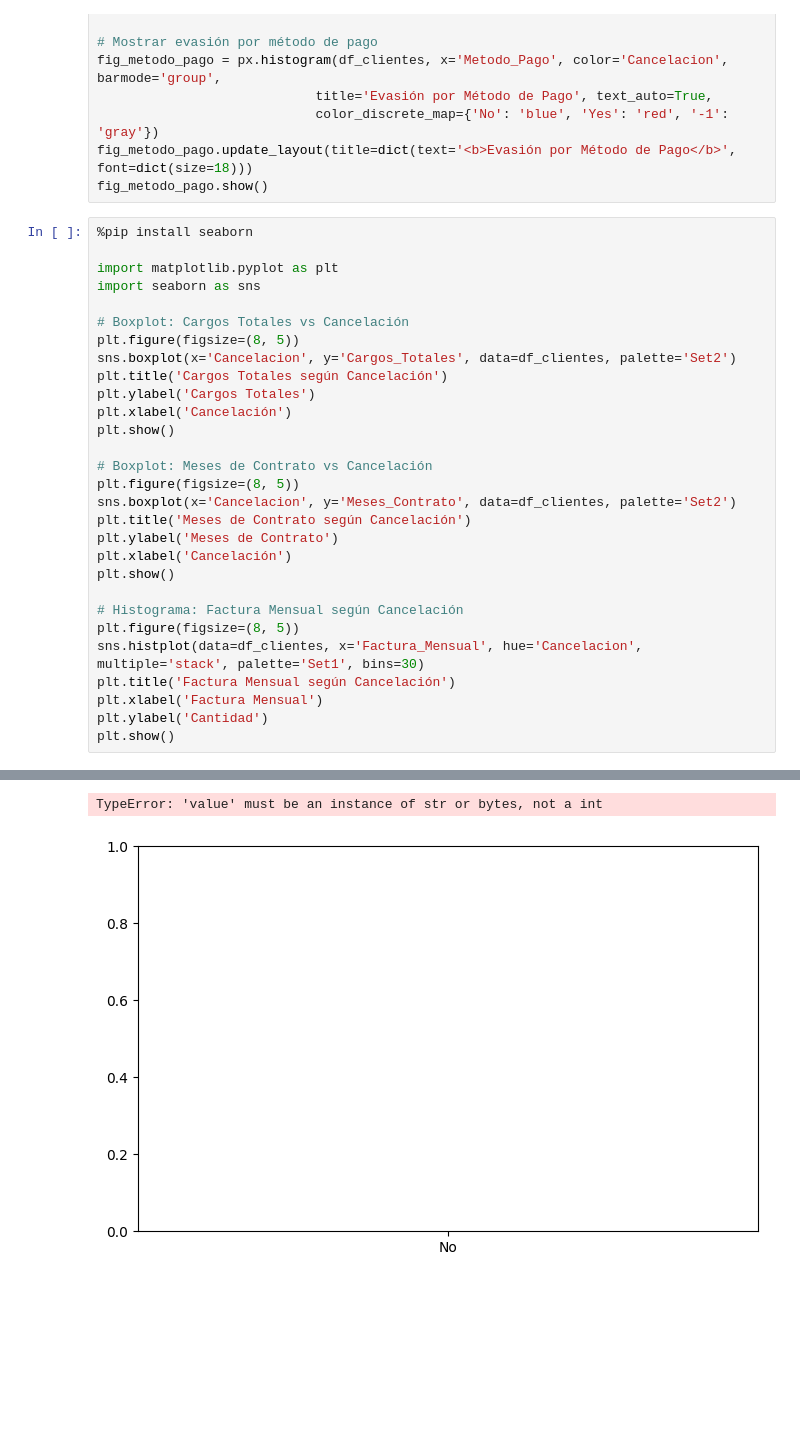
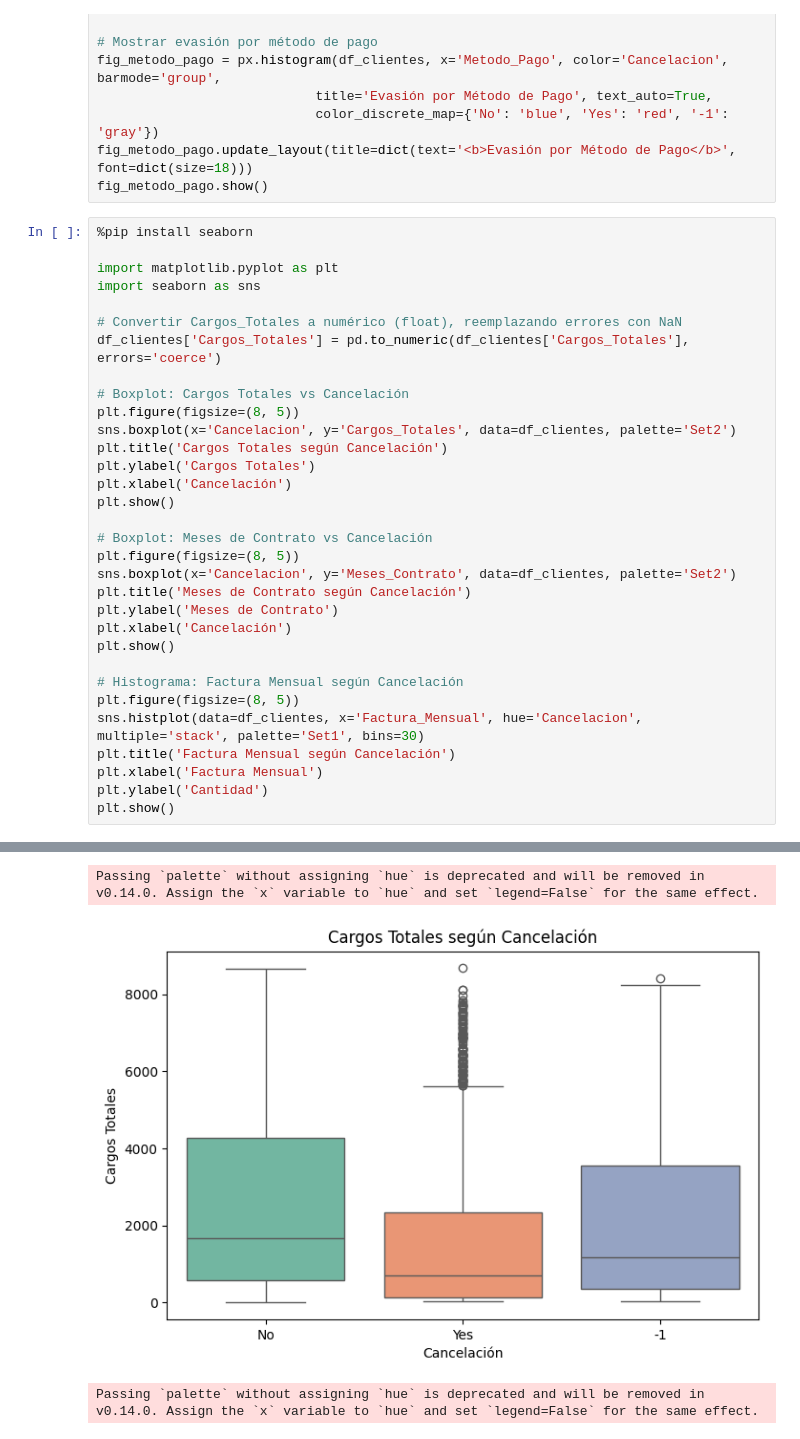
Before and after one commit to rb-olivera/Telecom-X---AluraLatam, a Jupyter notebook: TelecomX_ParteUno.ipynb, the cells around one changed output, grey strips where cells are left out. Drawn from its saved outputs; the diff is of its cells as text; blank space fills up the shorter version.

```diff
--- a/TelecomX_ParteUno.ipynb
+++ b/TelecomX_ParteUno.ipynb
@@ -558,6 +558,9 @@ fig_metodo_pago.show()
 
 import matplotlib.pyplot as plt
 import seaborn as sns
+
+# Convertir Cargos_Totales a numérico (float), reemplazando errores con NaN
+df_clientes['Cargos_Totales'] = pd.to_numeric(df_clientes['Cargos_Totales'], errors='coerce')
 
 # Boxplot: Cargos Totales vs Cancelación
 plt.figure(figsize=(8, 5))
@@ -572,32 +575,33 @@ plt.figure(figsize=(8, 5))
 sns.boxplot(x='Cancelacion', y='Meses_Contrato', data=df_clientes, palette='Set2')
 plt.title('Meses de Contrato según Cancelación')
 plt.ylabel('Meses de Contrato')
 plt.xlabel('Cancelación')
 plt.show()
 
 # Histograma: Factura Mensual según Cancelación
 plt.figure(figsize=(8, 5))
 sns.histplot(data=df_clientes, x='Factura_Mensual', hue='Cancelacion', multiple='stack', palette='Set1', bins=30)
 plt.title('Factura Mensual según Cancelación')
 plt.xlabel('Factura Mensual')
 plt.ylabel('Cantidad')
 plt.show()
 # %% [output]
 Requirement already satisfied: seaborn in c:\users\hp\appdata\local\programs\python\python313\lib\site-packages (0.13.2)
 Requirement already satisfied: numpy!=1.24.0,>=1.20 in c:\users\hp\appdata\local\programs\python\python313\lib\site-packages (from seaborn) (2.3.2)
 Requirement already satisfied: pandas>=1.2 in c:\users\hp\appdata\local\programs\python\python313\lib\site-packages (from seaborn) (2.3.1)
 Requirement already satisfied: matplotlib!=3.6.1,>=3.4 in c:\users\hp\appdata\local\programs\python\python313\lib\site-packages (from seaborn) (3.10.5)
 Requirement already satisfied: contourpy>=1.0.1 in c:\users\hp\appdata\local\programs\python\python313\lib\site-packages (from matplotlib!=3.6.1,>=3.4->seaborn) (1.3.3)
 Requirement already satisfied: cycler>=0.10 in c:\users\hp\appdata\local\programs\python\python313\lib\site-packages (from matplotlib!=3.6.1,>=3.4->seaborn) (0.12.1)
 Requirement already satisfied: fonttools>=4.22.0 in c:\users\hp\appdata\local\programs\python\python313\lib\site-packages (from matplotlib!=3.6.1,>=3.4->seaborn) (4.59.1)
 Requirement already satisfied: kiwisolver>=1.3.1 in c:\users\hp\appdata\local\programs\python\python313\lib\site-packages (from matplotlib!=3.6.1,>=3.4->seaborn) (1.4.9)
 Requirement already satisfied: packaging>=20.0 in c:\users\hp\appdata\roaming\python\python313\site-packages (from matplotlib!=3.6.1,>=3.4->seaborn) (25.0)
 Requirement already satisfied: pillow>=8 in c:\users\hp\appdata\local\programs\python\python313\lib\site-packages (from matplotlib!=3.6.1,>=3.4->seaborn) (11.3.0)
 Requirement already satisfied: pyparsing>=2.3.1 in c:\users\hp\appdata\local\programs\python\python313\lib\site-packages (from matplotlib!=3.6.1,>=3.4->seaborn) (3.2.3)
 Requirement already satisfied: python-dateutil>=2.7 in c:\users\hp\appdata\roaming\python\python313\site-packages (from matplotlib!=3.6.1,>=3.4->seaborn) (2.9.0.post0)
 Requirement already satisfied: pytz>=2020.1 in c:\users\hp\appdata\local\programs\python\python313\lib\site-packages (from pandas>=1.2->seaborn) (2025.2)
 Requirement already satisfied: tzdata>=2022.7 in c:\users\hp\appdata\local\programs\python\python313\lib\site-packages (from pandas>=1.2->seaborn) (2025.2)
 Requirement already satisfied: six>=1.5 in c:\users\hp\appdata\roaming\python\python313\site-packages (from python-dateutil>=2.7->matplotlib!=3.6.1,>=3.4->seaborn) (1.17.0)
 Note: you may need to restart the kernel to use updated packages.
-TypeError: 'value' must be an instance of str or bytes, not a int
+Passing `palette` without assigning `hue` is deprecated and will be removed in v0.14.0. Assign the `x` variable to `hue` and set `legend=False` for the same effect.
-[figure, old version]
+[figure, new version]
+Passing `palette` without assigning `hue` is deprecated and will be removed in v0.14.0. Assign the `x` variable to `hue` and set `legend=False` for the same effect.
```
Also changed, not shown: parts of 2 cells of this notebook, 1 other file.
